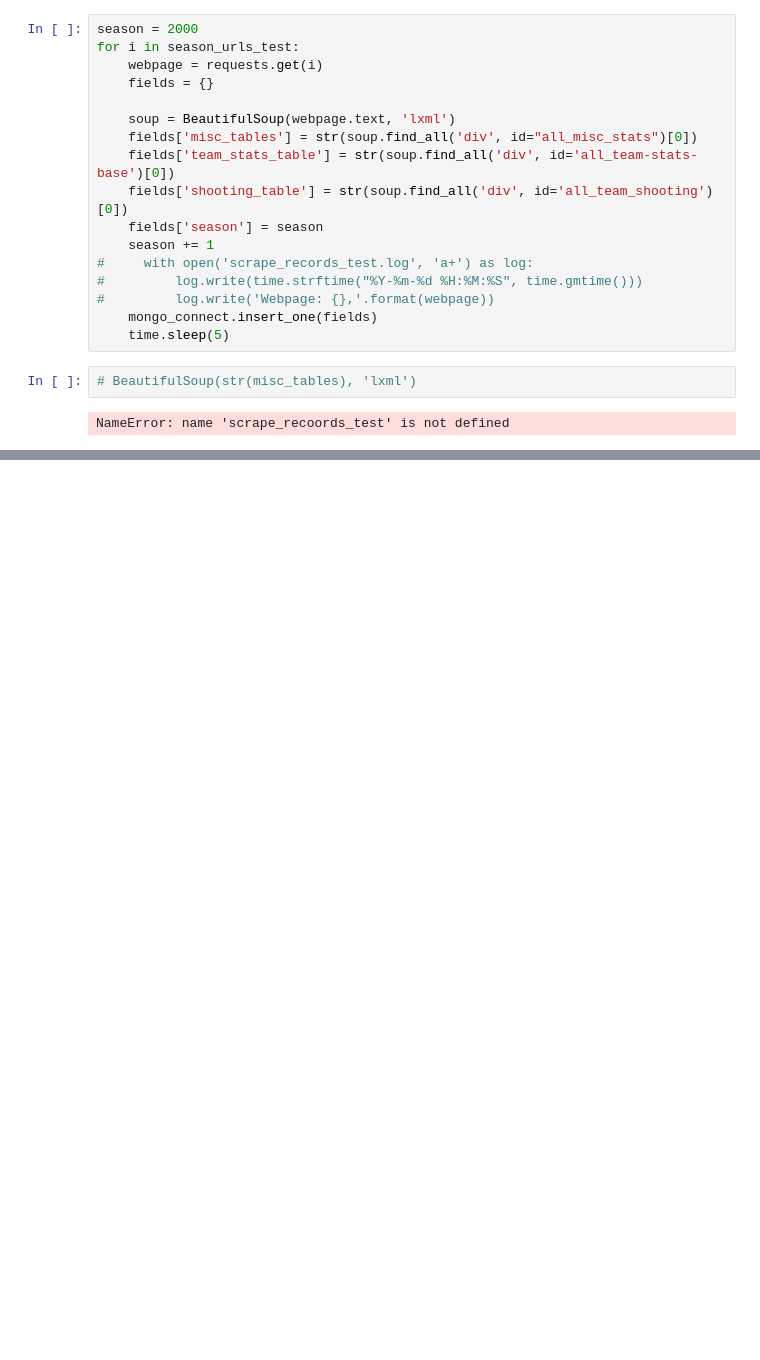
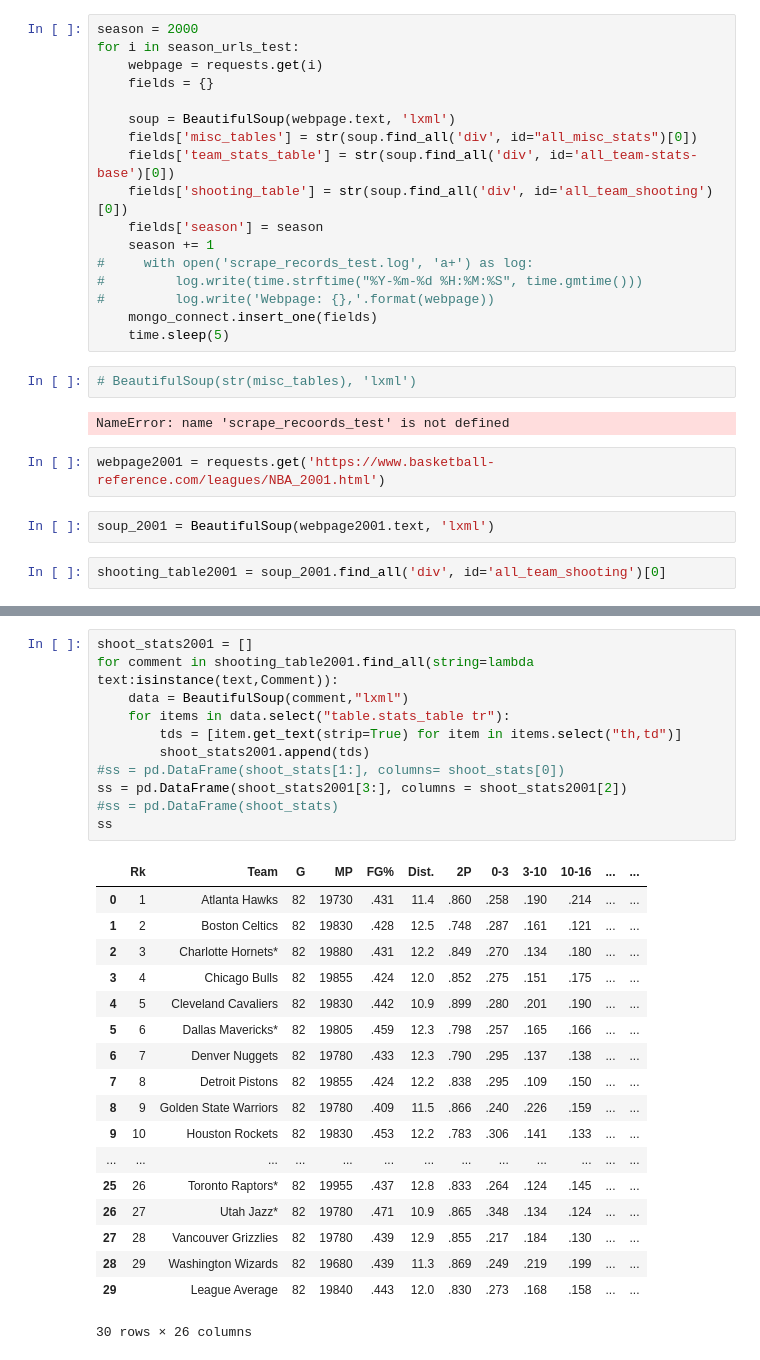
Before and after one commit to johncpolitte/NBA_Data_Analysis, a Jupyter notebook: web_scraper.ipynb, the cells around one changed output, grey strips where cells are left out. Saved outputs shown, nothing was run; the diff lists cells and outputs as text; blank space fills up the shorter version.

```diff
--- a/web_scraper.ipynb
+++ b/web_scraper.ipynb
@@ -156,3 +254,9 @@ for i in season_urls_test:
 # %%
 # %% [output]
 NameError: name 'scrape_recoords_test' is not defined
+# %%
+webpage2001 = requests.get('https://www.basketball-reference.com/leagues/NBA_2001.html')
+# %%
+soup_2001 = BeautifulSoup(webpage2001.text, 'lxml')
+# %%
+shooting_table2001 = soup_2001.find_all('div', id='all_team_shooting')[0]
@@ -158,0 +283,30 @@ NameError: name 'scrape_recoords_test' is not defined
+# %%
+shoot_stats2001 = []
+for comment in shooting_table2001.find_all(string=lambda text:isinstance(text,Comment)):
+    data = BeautifulSoup(comment,"lxml")
+    for items in data.select("table.stats_table tr"):
+        tds = [item.get_text(strip=True) for item in items.select("th,td")]
+        shoot_stats2001.append(tds)
+#ss = pd.DataFrame(shoot_stats[1:], columns= shoot_stats[0])
+ss = pd.DataFrame(shoot_stats2001[3:], columns = shoot_stats2001[2])
+#ss = pd.DataFrame(shoot_stats)
+ss
+# %% [output]
+|  | Rk | Team | G | MP | FG% | Dist. | 2P | 0-3 | 3-10 | 10-16 | ... | ... |
+| 0 | 1 | Atlanta Hawks | 82 | 19730 | .431 | 11.4 | .860 | .258 | .190 | .214 | ... | ... |
+| 1 | 2 | Boston Celtics | 82 | 19830 | .428 | 12.5 | .748 | .287 | .161 | .121 | ... | ... |
+| 2 | 3 | Charlotte Hornets* | 82 | 19880 | .431 | 12.2 | .849 | .270 | .134 | .180 | ... | ... |
+| 3 | 4 | Chicago Bulls | 82 | 19855 | .424 | 12.0 | .852 | .275 | .151 | .175 | ... | ... |
+| 4 | 5 | Cleveland Cavaliers | 82 | 19830 | .442 | 10.9 | .899 | .280 | .201 | .190 | ... | ... |
+| 5 | 6 | Dallas Mavericks* | 82 | 19805 | .459 | 12.3 | .798 | .257 | .165 | .166 | ... | ... |
+| 6 | 7 | Denver Nuggets | 82 | 19780 | .433 | 12.3 | .790 | .295 | .137 | .138 | ... | ... |
+| 7 | 8 | Detroit Pistons | 82 | 19855 | .424 | 12.2 | .838 | .295 | .109 | .150 | ... | ... |
+| 8 | 9 | Golden State Warriors | 82 | 19780 | .409 | 11.5 | .866 | .240 | .226 | .159 | ... | ... |
+| 9 | 10 | Houston Rockets | 82 | 19830 | .453 | 12.2 | .783 | .306 | .141 | .133 | ... | ... |
+| ... | ... | ... | ... | ... | ... | ... | ... | ... | ... | ... | ... | ... |
+| 25 | 26 | Toronto Raptors* | 82 | 19955 | .437 | 12.8 | .833 | .264 | .124 | .145 | ... | ... |
+| 26 | 27 | Utah Jazz* | 82 | 19780 | .471 | 10.9 | .865 | .348 | .134 | .124 | ... | ... |
+| 27 | 28 | Vancouver Grizzlies | 82 | 19780 | .439 | 12.9 | .855 | .217 | .184 | .130 | ... | ... |
+| 28 | 29 | Washington Wizards | 82 | 19680 | .439 | 11.3 | .869 | .249 | .219 | .199 | ... | ... |
+| 29 |  | League Average | 82 | 19840 | .443 | 12.0 | .830 | .273 | .168 | .158 | ... | ... |
+30 rows × 26 columns
```
Also changed, not shown: parts of 5 cells of this notebook, 2 other files.
